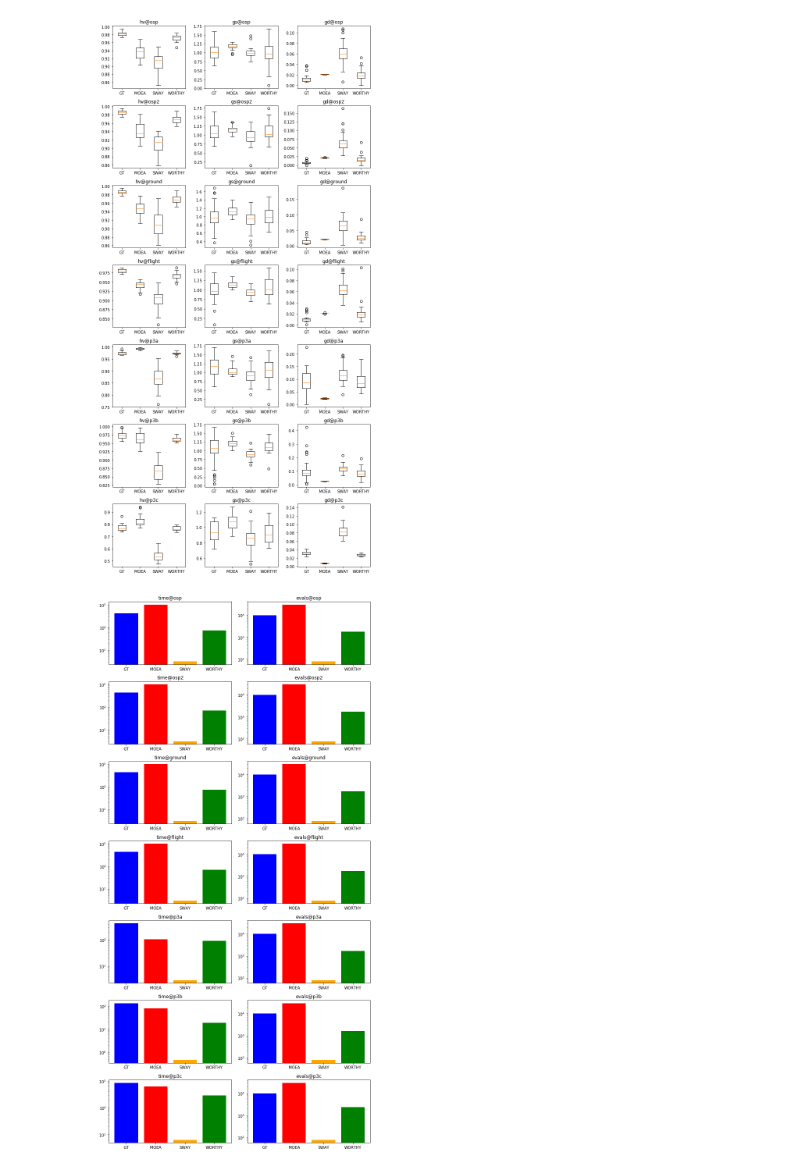
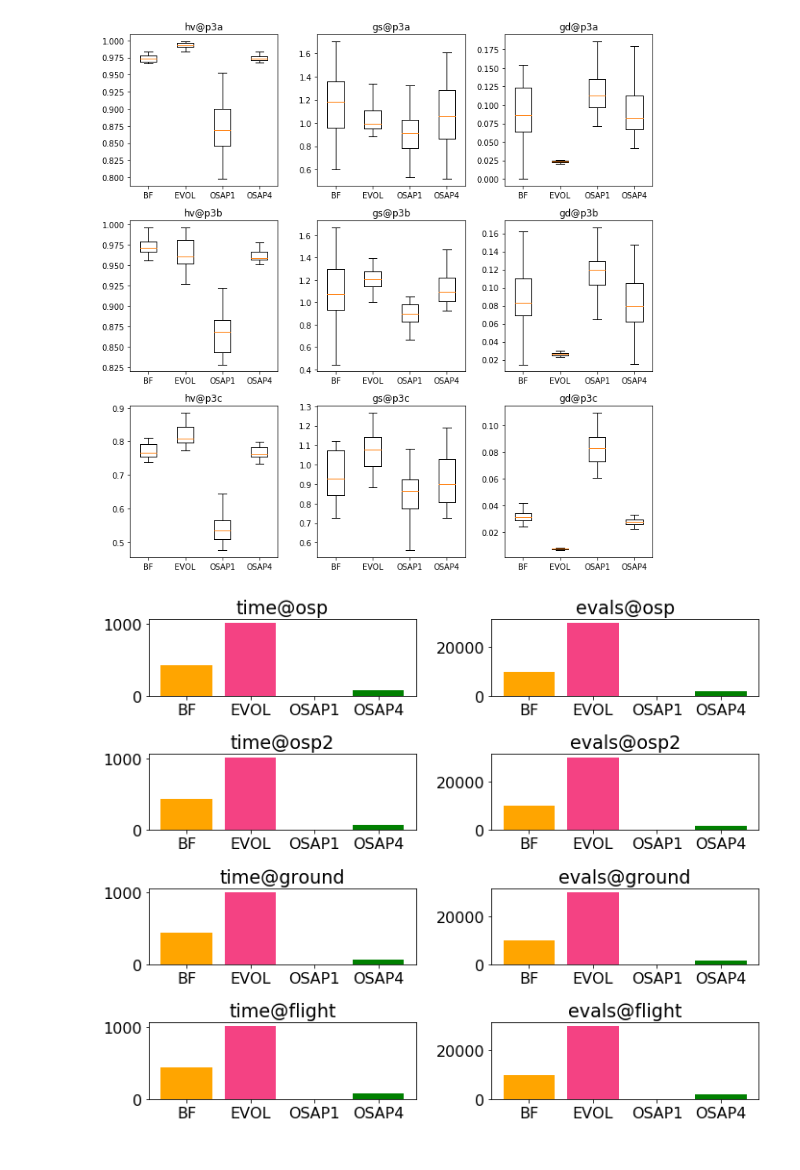
Before and after one commit to ginfung/FSSE, a Jupyter notebook: Metrics/plots.ipynb, the cells around one changed output. Cells and saved outputs as stored; diff of their text form; code cells hidden in the pictures.

```diff
--- a/Metrics/plots.ipynb
+++ b/Metrics/plots.ipynb
@@ -48,9 +48,25 @@ def boxploting(model, algs, metrics, ax):
             dropna())
 
     # http://blog.bharatbhole.com/creating-boxplots-with-matplotlib/
-    ax.boxplot(stats)
-    ax.set_xticklabels(['GT', 'MOEA', 'SWAY', 'WORTHY'])
+    ax.boxplot(stats,showfliers=False)
+    ax.set_xticklabels(['BF', 'EVOL', 'OSAP1', 'OSAP4'])
     ax.get_xaxis().tick_bottom()
     ax.get_yaxis().tick_left()
 #     ax.set_ylim(0, 1)
     ax.set_title(f'{metrics}@{model}')
+# %%
+models = ['osp', 'osp2', 'ground', 'flight','p3a', 'p3b', 'p3c']
+algs = ['RANDOM', 'NSGA2', 'SWAY', 'WORTHY']
+metrics = ['hv', 'gs', 'gd']
+fig = plt.figure(1, figsize=(18, 9))
+
+i = 1
+for metric in metrics:
+    for model in models:
+        ax = fig.add_subplot(len(metrics), len(models), i)
+        i += 1
+        boxploting(model, algs, metric, ax)
+
+plt.tight_layout()
+# plt.show()
+plt.savefig('../results/stat1.pdf')
@@ -57,45 +75,46 @@ def boxploting(model, algs, metrics, ax):
 # %%
-models = ['osp', 'osp2', 'ground', 'flight', 'p3a', 'p3b', 'p3c']
+models = ['p3a', 'p3b', 'p3c']
 algs = ['RANDOM', 'NSGA2', 'SWAY', 'WORTHY']
 metrics = ['hv', 'gs', 'gd']
-fig = plt.figure(1, figsize=(10, 20))
+fig = plt.figure(1, figsize=(10, 10))
 
 i = 1
 for model in models:
     for metric in metrics:
         ax = fig.add_subplot(len(models), len(metrics), i)
         i += 1
         boxploting(model, algs, metric, ax)
 
 plt.tight_layout()
 # plt.show()
-plt.savefig('../results/stat.pdf')
+plt.savefig('../results/stat2.pdf')
 # %% [output]
-[figure, old version]
+[figure, new version]
 # %%
 def loading(model, alg, metric):
     return pd.read_pickle(f'../results/{model}.{alg}.stats.pkl')[metric].dropna()
 
-models = ['osp', 'osp2', 'ground', 'flight', 'p3a', 'p3b', 'p3c']
+models = ['osp', 'osp2', 'ground', 'flight']
 algs = ['RANDOM', 'NSGA2', 'SWAY', 'WORTHY']
 metrics = ['time', 'evals']
 model = models[0]
-fig = plt.figure(1, figsize=(10, 20))
+fig = plt.figure(1, figsize=(10, 8))
+plt.rcParams.update({'font.size': 16})
 
 i = 1
 for model in models:
     for metric in metrics:
         ax = fig.add_subplot(len(models), len(metrics), i)
         values = [loading(model, alg, metric).mean() for alg in algs]
-        ax.bar(np.arange(len(algs)), values, color=['blue', 'red', 'orange', 'green'])
-        ax.set_yscale('log')
+        ax.bar(np.arange(len(algs)), values, color=['orange', '#f44283', 'cyan', 'green'])
+#         ax.set_yscale('log')
         ax.set_xticks(np.arange(len(algs)))
-        ax.set_xticklabels(['GT', 'MOEA', 'SWAY', 'WORTHY'])
+        ax.set_xticklabels(['BF', 'EVOL', 'OSAP1', 'OSAP4'])
         ax.set_title(f'{metric}@{model}')
         i += 1
 
 plt.tight_layout()
 # plt.show()
-plt.savefig('../results/times.pdf')
+plt.savefig('../results/times1.pdf')
 # %% [output]
-[figure, old version]
+[figure, new version]
```
Also changed, not shown: parts of 2 cells of this notebook, 6 other files.
